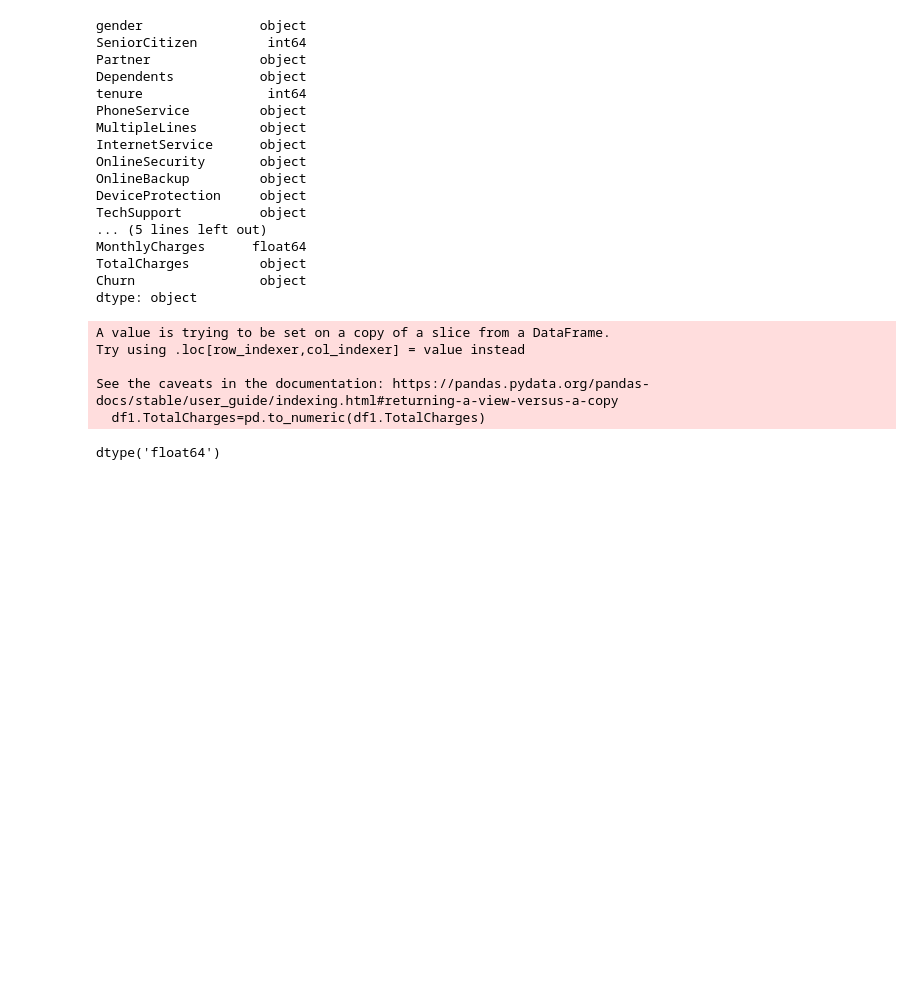
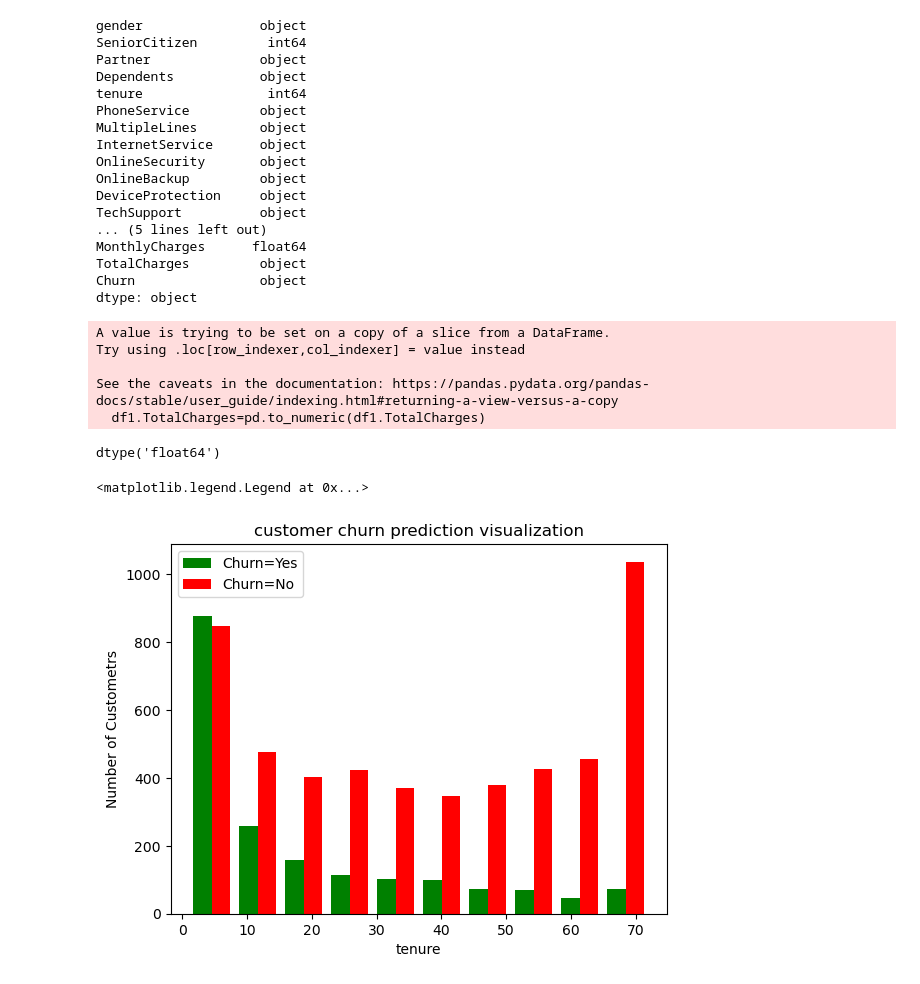
Before and after one commit to nishchal-11/DeepLearning, a Jupyter notebook: 09_customer_churn/code.ipynb, the cells around one changed output. Saved outputs shown, nothing was run; the diff lists cells and outputs as text; code cells hidden in the pictures; blank space fills up the shorter version.

```diff
--- a/09_customer_churn/code.ipynb
+++ b/09_customer_churn/code.ipynb
@@ -114,4 +114,11 @@ dtype('float64')
 # %%
 tenure_churn_no=df1[df1.Churn=='No'].tenure
 tenure_churn_yes=df1[df1.Churn=='Yes'].tenure
-plt.hist
+plt.xlabel("tenure")
+plt.ylabel("Number of Custometrs")
+plt.title("customer churn prediction visualization")
+plt.hist([tenure_churn_yes,tenure_churn_no],color=['green','red'],label=['Churn=Yes','Churn=No'])
+plt.legend()
+# %% [output]
+<matplotlib.legend.Legend at 0x...>
+[figure, added]
```
Also changed, not shown: parts of 28 cells of this notebook, 3 other files.
